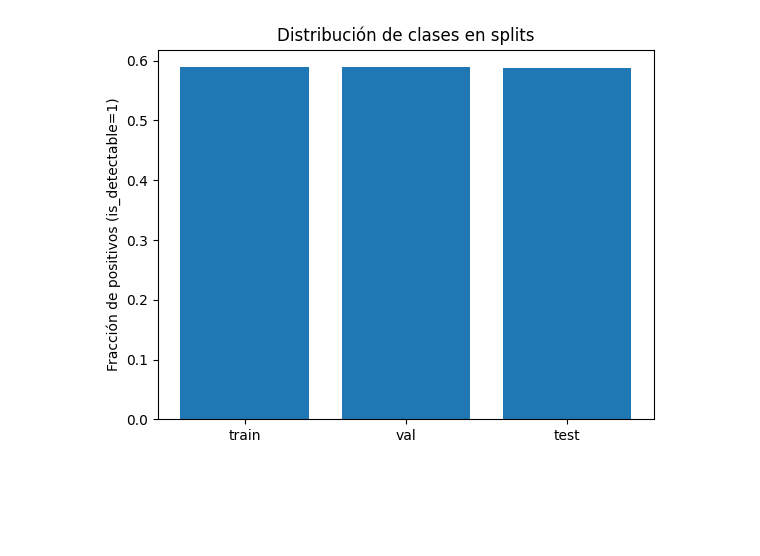
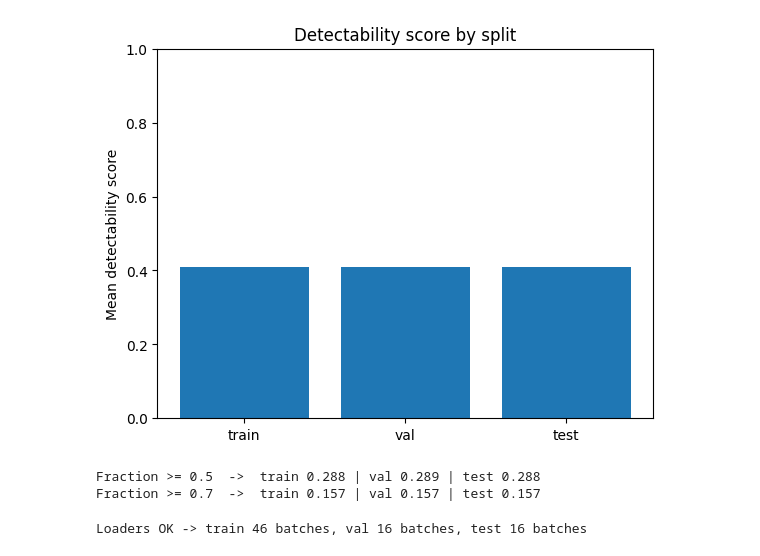
Before and after one commit to JuanDDiosRojas/PhD, a Jupyter notebook: Lenstronomy/Classificator.ipynb, the cells around one changed output. Drawn from its saved outputs; the diff is of its cells as text; code cells hidden in the pictures; blank space fills up the shorter version.

```diff
--- a/Lenstronomy/Classificator.ipynb
+++ b/Lenstronomy/Classificator.ipynb
@@ -453,18 +553,33 @@ Arrays listos:
 # %%
 import matplotlib.pyplot as plt
 import torch
 
-# Aseguramos que estén en float para obtener proporciones con .mean()
-train_pos_frac = y_train.float().mean().item()
-val_pos_frac   = y_val.float().mean().item()
-test_pos_frac  = y_test.float().mean().item()
+# Aseguramos tensores float
+y_train_f = y_train.float()
+y_val_f   = y_val.float()
+y_test_f  = y_test.float()
 
-plt.bar(['train', 'val', 'test'], [train_pos_frac, val_pos_frac, test_pos_frac])
-plt.ylabel("Fracción de positivos (is_detectable=1)")
-plt.title("Distribución de clases en splits")
+# Promedio del score por split
+m_train = y_train_f.mean().item()
+m_val   = y_val_f.mean().item()
+m_test  = y_test_f.mean().item()
+
+plt.bar(['train', 'val', 'test'], [m_train, m_val, m_test])
+plt.ylabel("Mean detectability score")
+plt.ylim(0, 1)
+plt.title("Detectability score by split")
 plt.show()
+
+# (Opcional) fracciones sobre umbrales para inspección rápida
+for thr in (0.5, 0.7):
+    ft = (y_train_f >= thr).float().mean().item()
+    fv = (y_val_f   >= thr).float().mean().item()
+    fs = (y_test_f  >= thr).float().mean().item()
+    print(f"Fraction >= {thr:.1f}  ->  train {ft:.3f} | val {fv:.3f} | test {fs:.3f}")
 # %% [output]
-[figure, old version]
+[figure, new version]
+Fraction >= 0.5  ->  train 0.288 | val 0.289 | test 0.288
+Fraction >= 0.7  ->  train 0.157 | val 0.157 | test 0.157
 # %%
 
 # import torch
@@ -527,36 +642,39 @@ plt.show()
 # dl_test  = DataLoader(ds_test, batch_size=batch_size)
 
 from torch.utils.data import TensorDataset, DataLoader
-import numpy as np
 import torch
 
 # ---------- Config ----------
-batch_size = 256  # puedes ajustarlo según tu GPU
+batch_size = 128
 on_cuda = torch.cuda.is_available()
 
-# ---------- Cargar splits ----------
-h5_path = 'LSST_Mmxy_noisyResidual_paired_withNoSub.h5'
-split_path = h5_path.replace('.h5', '_split_idx.npz')
-splits = np.load(split_path)
-idx_train = splits['train']
-idx_val   = splits['val']
-idx_test  = splits['test']
+# Asegura forma (B,1) para regresión
+y_train_reg = y_train.view(-1, 1).float()
+y_val_reg   = y_val.view(-1, 1).float()
+y_test_reg  = y_test.view(-1, 1).float()
 
-# ---------- Crear TensorDatasets ----------
-train_ds = TensorDataset(X_train, y_train)
-val_ds   = TensorDataset(X_val, y_val)
-test_ds  = TensorDataset(X_test, y_test)
+# ---------- TensorDatasets ----------
+train_ds = TensorDataset(X_train, y_train_reg)
+val_ds   = TensorDataset(X_val,   y_val_reg)
+test_ds  = TensorDataset(X_test,  y_test_reg)
 
 # ---------- DataLoader configs ----------
 loader_kwargs = dict(
     batch_size=batch_size,
-    num_workers=4,
+    num_workers=2 if on_cuda else 0,
     pin_memory=on_cuda,
-    persistent_workers=True
+    persistent_workers=on_cuda and (2 > 0)
 )
 
-# ---------- Crear DataLoaders ----------
-dl_train = DataLoader(train_ds, shuffle=True, drop_last=True, **loader_kwargs)
-dl_val   = DataLoader(val_ds, shuffle=False, drop_last=False, **loader_kwargs)
-dl_test  = DataLoader(test_ds, shuffle=False, drop_last=False, **loader_kwargs)
+# ---------- DataLoaders ----------
+dl_train = DataLoader(train_ds, shuffle=True,  drop_last=True,  **loader_kwargs)
+dl_val   = DataLoader(val_ds,   shuffle=False, drop_last=False, **loader_kwargs)
+dl_test  = DataLoader(test_ds,  shuffle=False, drop_last=False, **loader_kwargs)
+
+print("Loaders OK ->",
+      f"train {len(dl_train)} batches,",
+      f"val {len(dl_val)} batches,",
+      f"test {len(dl_test)} batches")
+# %% [output]
+Loaders OK -> train 46 batches, val 16 batches, test 16 batches
 # %%
```
Also changed, not shown: parts of 11 cells of this notebook, 3 other files.
